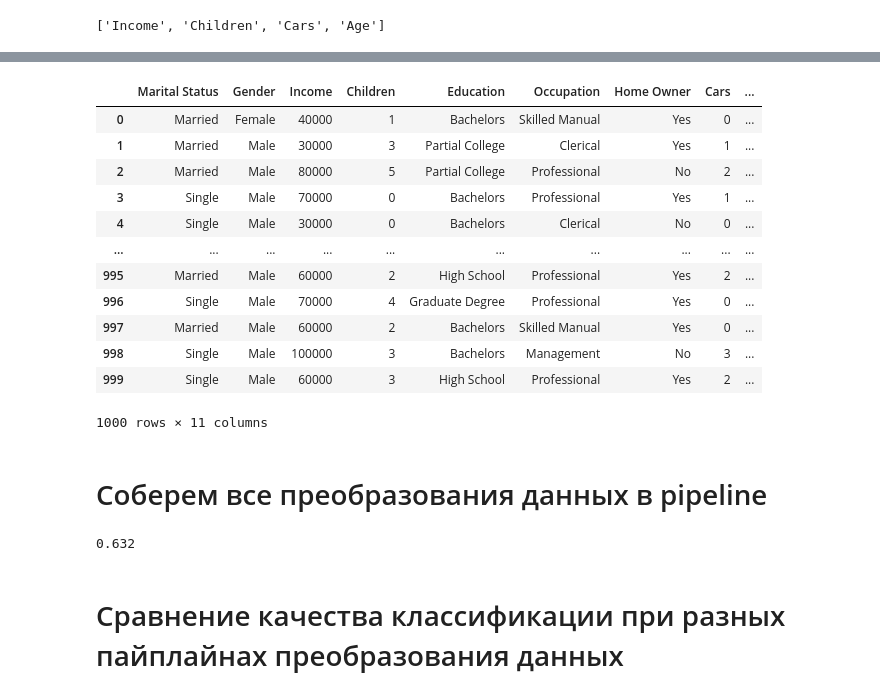
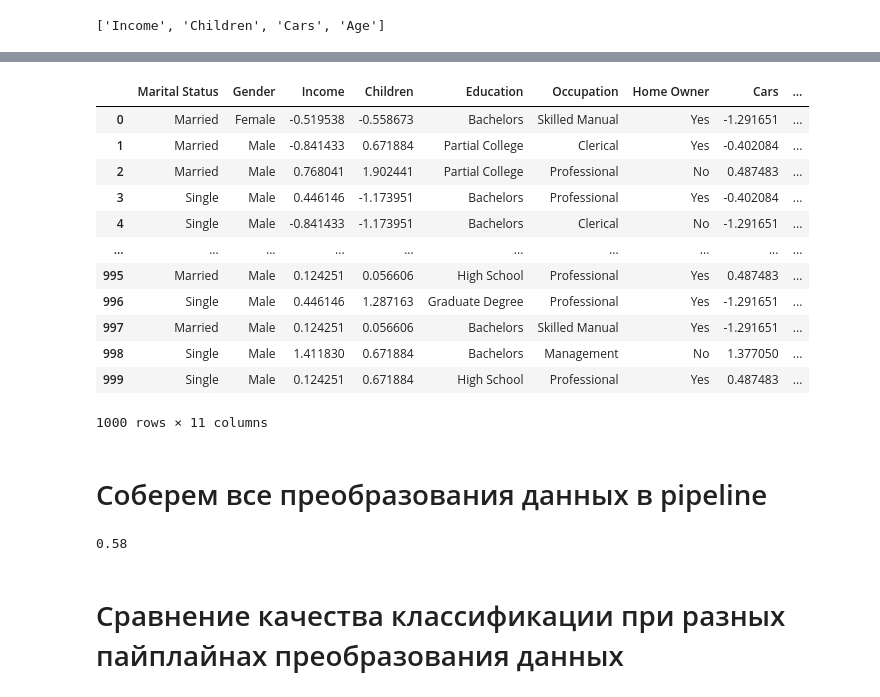
Before and after one commit to karpovmax/ML_DPO_2022, a Jupyter notebook: week4_linclass/sem04_linclass_2.ipynb, the cells around one changed output, grey strips where cells are left out. Drawn from its saved outputs; the diff is of its cells as text; code cells hidden in the pictures.

```diff
--- a/week4_linclass/sem04_linclass_2.ipynb
+++ b/week4_linclass/sem04_linclass_2.ipynb
@@ -296,3 +317,5 @@ tgt_enc.fit_transform(X['Education'], y)
 | 998 | 0.552288 |
 | 999 | 0.441341 |
 1000 rows × 1 columns
+# %%
+tgt_enc.fit_transform(X['Education'], y)['Education'].unique()
@@ -399,5 +429,5 @@ from sklearn.compose import ColumnTransformer
 
 ct = ColumnTransformer([('scaler', StandardScaler(), num_cols)], remainder='passthrough') # 'drop'
 # %%
-ct.fit_transform(X)
+ct.fit_transform(X)[0]
 # %% [output]
@@ -437,22 +457,22 @@ class CustomScaler(TransformerMixin):
 # %%
 sc = CustomScaler(num_cols)
 X2 = sc.fit_transform(X)
-# %%
-X
-# %% [output]
-|  | Marital Status | Gender | Income | Children | Education | Occupation | Home Owner | Cars | ... |
-| 0 | Married | Female | 40000 | 1 | Bachelors | Skilled Manual | Yes | 0 | ... |
-| 1 | Married | Male | 30000 | 3 | Partial College | Clerical | Yes | 1 | ... |
-| 2 | Married | Male | 80000 | 5 | Partial College | Professional | No | 2 | ... |
-| 3 | Single | Male | 70000 | 0 | Bachelors | Professional | Yes | 1 | ... |
-| 4 | Single | Male | 30000 | 0 | Bachelors | Clerical | No | 0 | ... |
-| ... | ... | ... | ... | ... | ... | ... | ... | ... | ... |
-| 995 | Married | Male | 60000 | 2 | High School | Professional | Yes | 2 | ... |
-| 996 | Single | Male | 70000 | 4 | Graduate Degree | Professional | Yes | 0 | ... |
-| 997 | Married | Male | 60000 | 2 | Bachelors | Skilled Manual | Yes | 0 | ... |
-| 998 | Single | Male | 100000 | 3 | Bachelors | Management | No | 3 | ... |
-| 999 | Single | Male | 60000 | 3 | High School | Professional | Yes | 2 | ... |
-1000 rows × 11 columns
+# %%
+X2
+# %% [output]
+|  | Marital Status | Gender | Income | Children | Education | Occupation | Home Owner | Cars | ... |
+| 0 | Married | Female | -0.519538 | -0.558673 | Bachelors | Skilled Manual | Yes | -1.291651 | ... |
+| 1 | Married | Male | -0.841433 | 0.671884 | Partial College | Clerical | Yes | -0.402084 | ... |
+| 2 | Married | Male | 0.768041 | 1.902441 | Partial College | Professional | No | 0.487483 | ... |
+| 3 | Single | Male | 0.446146 | -1.173951 | Bachelors | Professional | Yes | -0.402084 | ... |
+| 4 | Single | Male | -0.841433 | -1.173951 | Bachelors | Clerical | No | -1.291651 | ... |
+| ... | ... | ... | ... | ... | ... | ... | ... | ... | ... |
+| 995 | Married | Male | 0.124251 | 0.056606 | High School | Professional | Yes | 0.487483 | ... |
+| 996 | Single | Male | 0.446146 | 1.287163 | Graduate Degree | Professional | Yes | -1.291651 | ... |
+| 997 | Married | Male | 0.124251 | 0.056606 | Bachelors | Skilled Manual | Yes | -1.291651 | ... |
+| 998 | Single | Male | 1.411830 | 0.671884 | Bachelors | Management | No | 1.377050 | ... |
+| 999 | Single | Male | 0.124251 | 0.671884 | High School | Professional | Yes | 0.487483 | ... |
+1000 rows × 11 columns
 # %% [markdown]
 # Соберем все преобразования данных в pipeline
 # %%
@@ -503,7 +523,7 @@ p6 = Pipeline([
 from sklearn.model_selection import train_test_split
 from sklearn.metrics import accuracy_score
 
-X_train, X_test, y_train, y_test = train_test_split(X, y)
+X_train, X_test, y_train, y_test = train_test_split(X, y, test_size=0.25, random_state=0)
 
 p1.fit(X_train, y_train)
 
@@ -513,7 +533,7 @@ y_pred = p1.predict(X_test)
 
 print(accuracy_score(y_test, y_pred))
 # %% [output]
-0.632
+0.58
 # %% [markdown]
 # Сравнение качества классификации при разных пайплайнах преобразования данных
 # %% [markdown]
```
Also changed, not shown: parts of 6 cells of this notebook.
